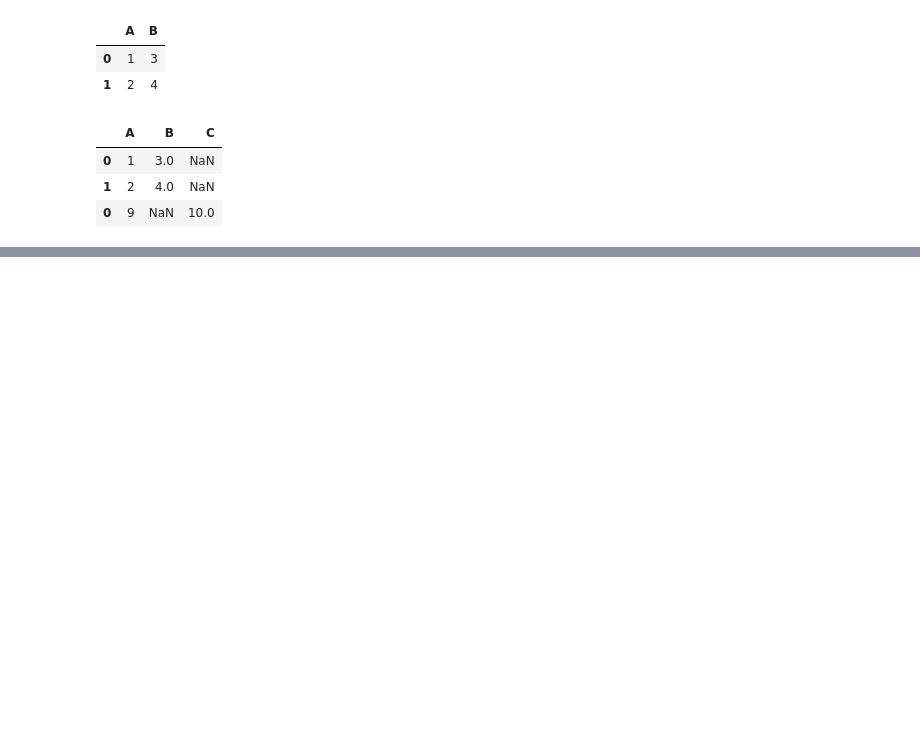
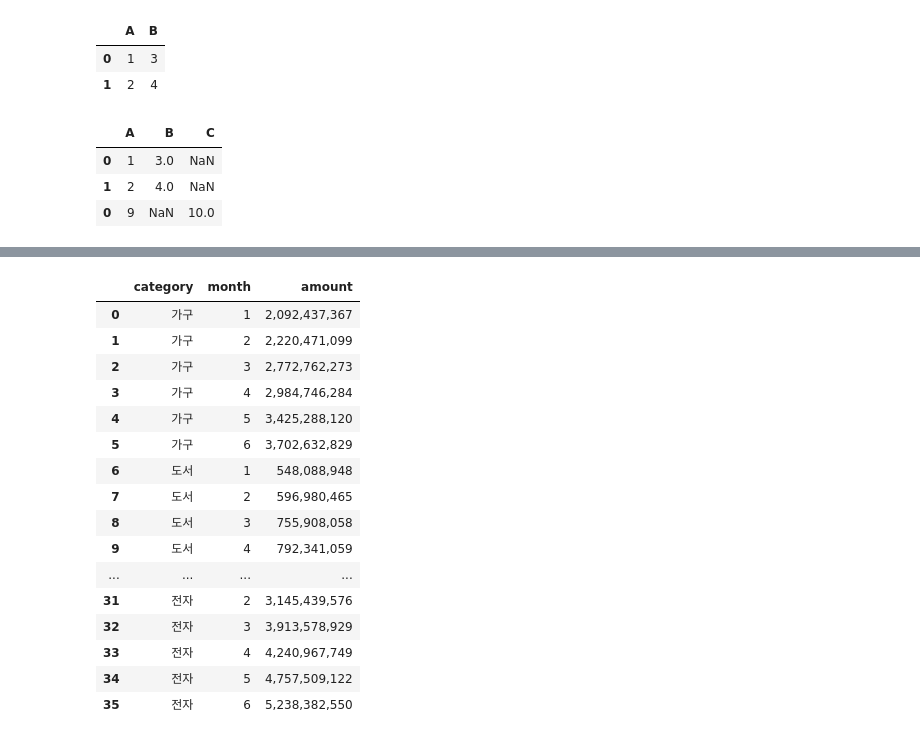
Before and after one commit to dioswifey/pandas_dev, a Jupyter notebook: chap09/we02.ipynb, the cells around one changed output, grey strips where cells are left out. Drawn from its saved outputs; the diff is of its cells as text; code cells hidden in the pictures; blank space fills up the shorter version.

```diff
--- a/chap09/we02.ipynb
+++ b/chap09/we02.ipynb
@@ -164,0 +332,4 @@ pd.concat([df1, df3], axis = 0)
+# %%
+# price 컬럼 삭제
+items = items.drop(columns = 'price')
+items.info()
@@ -164,0 +350,9 @@ pd.concat([df1, df3], axis = 0)
+# %%
+# 순차 병합
+full = (
+    items
+    .merge(orders, on = 'order_id', how= 'left', validate='m:1')
+    .merge(cust, on='customer_id', how='left', validate='m:1')
+    .merge(prod, on='product_id', how='left', validate='m:1')
+)
+full.head()
@@ -164,0 +366,5 @@ pd.concat([df1, df3], axis = 0)
+# %%
+#매출
+full['amount'] = full['unit_price'] * full['quantity'] * (1 - full['discount'])
+print(f'통합 테이블 shape: {full.shape}')
+print(f'주문 금액 결측 개수: {full["amount"].isna().sum()}')
@@ -164,0 +395,5 @@ pd.concat([df1, df3], axis = 0)
+# %%
+f = full.dropna(subset=['order_datetime'])
+
+f['month'] = f['order_datetime'].dt.month
+f.info()
@@ -164,0 +454,25 @@ pd.concat([df1, df3], axis = 0)
+# %%
+#지수 처리하는거
+#카테고리 6개 X 월이 6개 => 35개의 row
+
+pd.options.display.float_format='{:,.0f}'.format
+long = f.groupby(['category', 'month',])['amount'].sum().reset_index()
+long
+# %% [output]
+|  | category | month | amount |
+| 0 | 가구 | 1 | 2,092,437,367 |
+| 1 | 가구 | 2 | 2,220,471,099 |
+| 2 | 가구 | 3 | 2,772,762,273 |
+| 3 | 가구 | 4 | 2,984,746,284 |
+| 4 | 가구 | 5 | 3,425,288,120 |
+| 5 | 가구 | 6 | 3,702,632,829 |
+| 6 | 도서 | 1 | 548,088,948 |
+| 7 | 도서 | 2 | 596,980,465 |
+| 8 | 도서 | 3 | 755,908,058 |
+| 9 | 도서 | 4 | 792,341,059 |
+| ... | ... | ... | ... |
+| 31 | 전자 | 2 | 3,145,439,576 |
+| 32 | 전자 | 3 | 3,913,578,929 |
+| 33 | 전자 | 4 | 4,240,967,749 |
+| 34 | 전자 | 5 | 4,757,509,122 |
+| 35 | 전자 | 6 | 5,238,382,550 |
```
Also changed, not shown: parts of 23 cells of this notebook, 4 other files.
